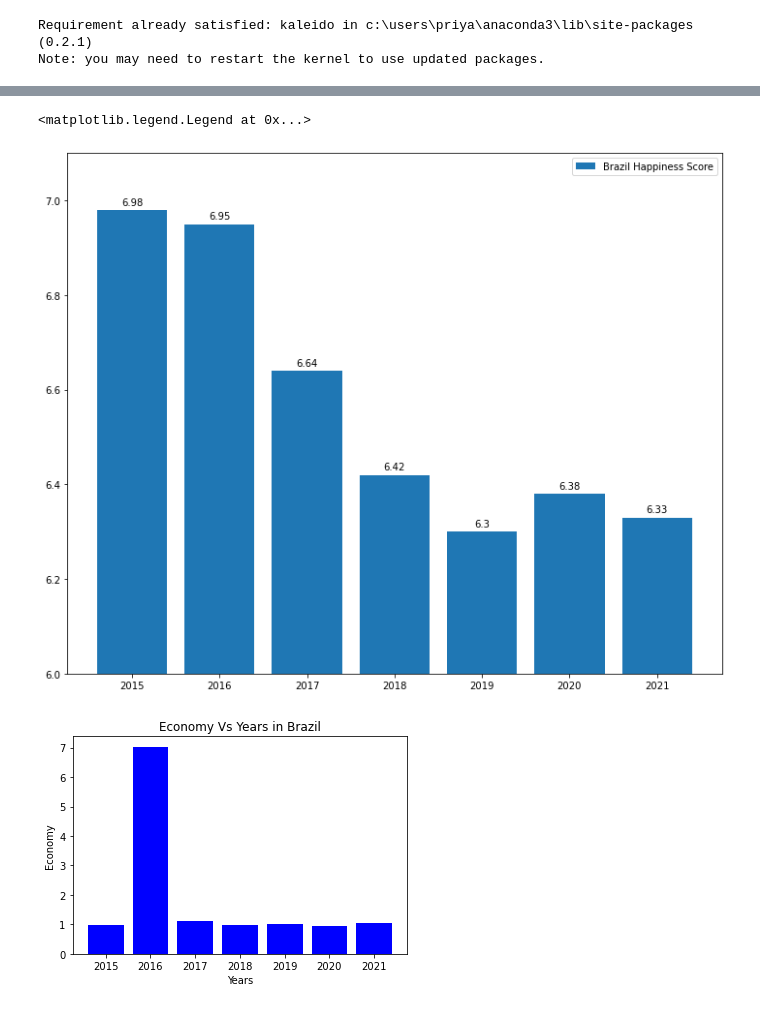
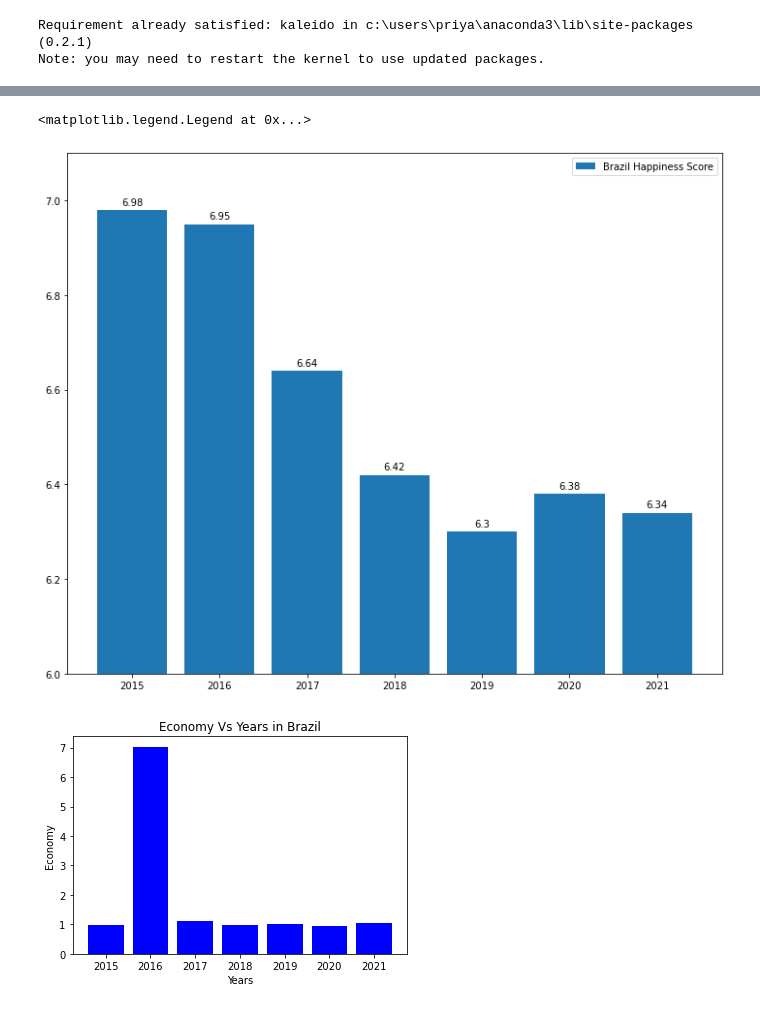
Before and after one commit to Trevor-Velez/project-1, a Jupyter notebook: Priya/Main.ipynb, the cells around one changed output, grey strips where cells are left out. Drawn from its saved outputs; the diff is of its cells as text; code cells hidden in the pictures.

```diff
--- a/Priya/Main.ipynb
+++ b/Priya/Main.ipynb
@@ -65,26 +65,26 @@ Olympics_HostingCountry.round(decimals=2)
 # %%
 Year =[2015,2016,2017,2018,2019,2020,2021]
-Happiness_Score=[6.98,6.95,6.64,6.42,6.30,6.38,6.33]
+Happiness_Score=[6.98,6.95,6.64,6.42,6.30,6.38,6.34]
 fig=plt.figure(figsize=(10,8))
 plt.ylim(6, 7.1)
 
 barchart =plt.bar(Year,Happiness_Score,label='Brazil Happiness Score')
 
 def autolabel(rects):
     for rect in rects:
         height =rect.get_height()
         plt.annotate('{}'.format(height),
                     xy=(rect.get_x() + rect.get_width() / 2,height),
                     xytext=(0,3),
                     textcoords ="offset points",
                     ha='center',va='bottom')
 autolabel(barchart)
 
 plt.tight_layout()
 plt.legend()
 # %% [output]
 <matplotlib.legend.Legend at 0x...>
-[figure, old version]
+[figure, new version]
 # %%
 # Save the figure
 plt.show()
```
Also changed, not shown: parts of 2 cells of this notebook, 7 other files.
